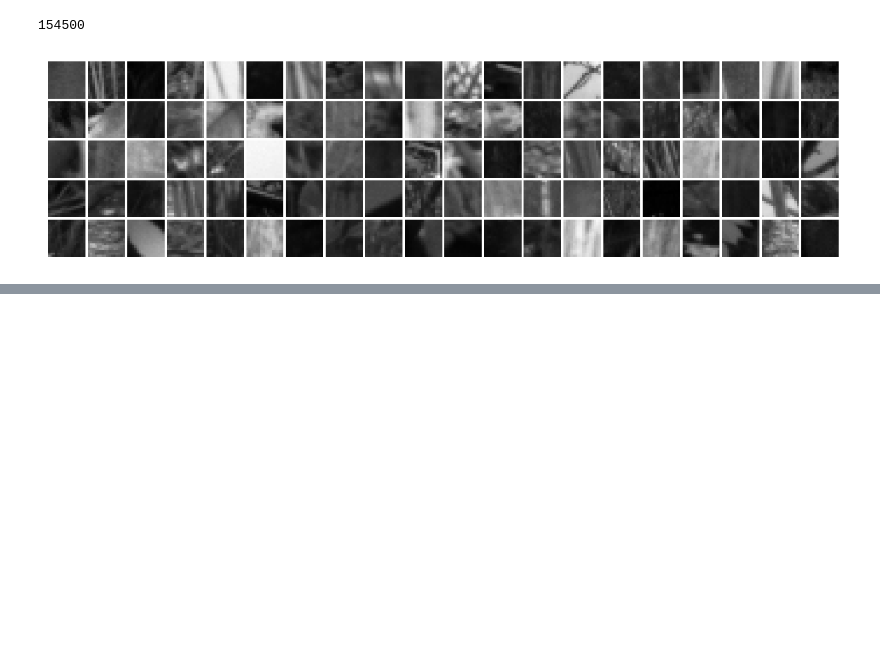
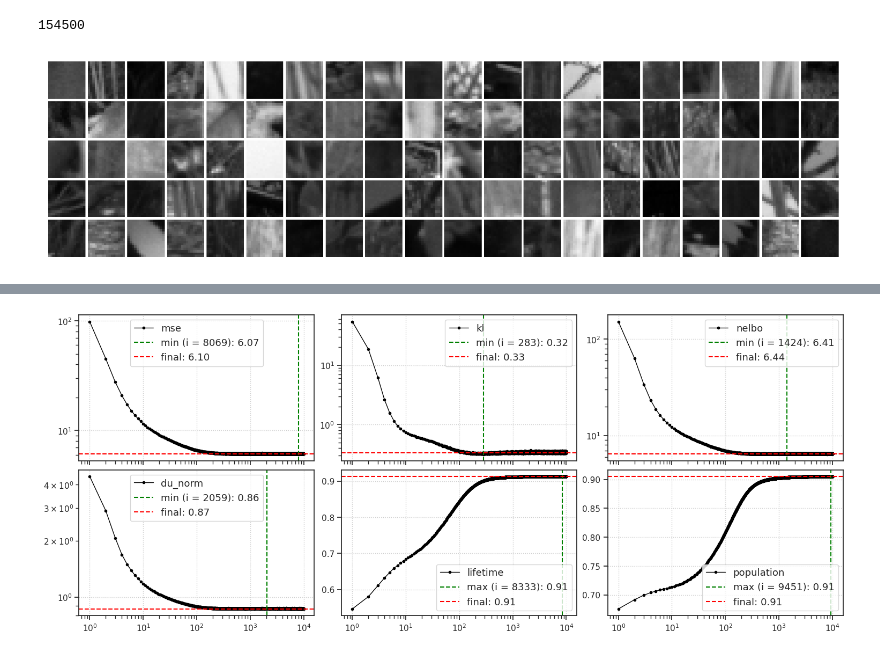
Before and after one commit to hadivafaii/jb-vae, a Jupyter notebook: _sources/nb/2024-10/12_vh16-mlp-nowhiten.ipynb, the cells around one changed output, grey strips where cells are left out. Drawn from its saved outputs; the diff is of its cells as text; code cells hidden in the pictures; blank space fills up the shorter version.

```diff
--- a/_sources/nb/2024-10/12_vh16-mlp-nowhiten.ipynb
+++ b/_sources/nb/2024-10/12_vh16-mlp-nowhiten.ipynb
@@ -85,0 +129,13 @@ histplot(np.log(norms), label='log norm', color='b')
+# %%
+%%time
+
+kws = dict(
+    seq_total=10000,
+    seq_batch_sz=1000,
+    n_data_batches=50,
+)
+results = tr.analysis(**kws)
+
+_ = plot_convergence(results, color='k')
+# %% [output]
+[figure, added]
```
Also changed, not shown: parts of 12 cells of this notebook, 34 other files.
